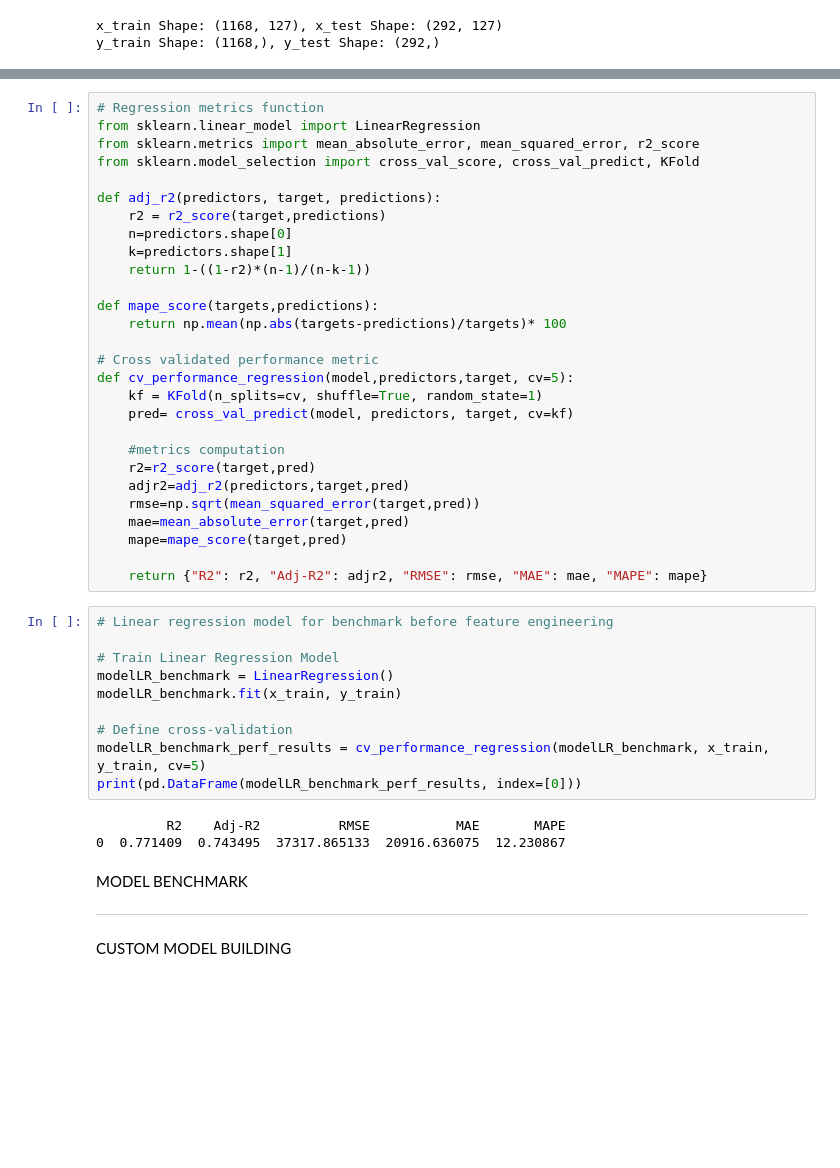
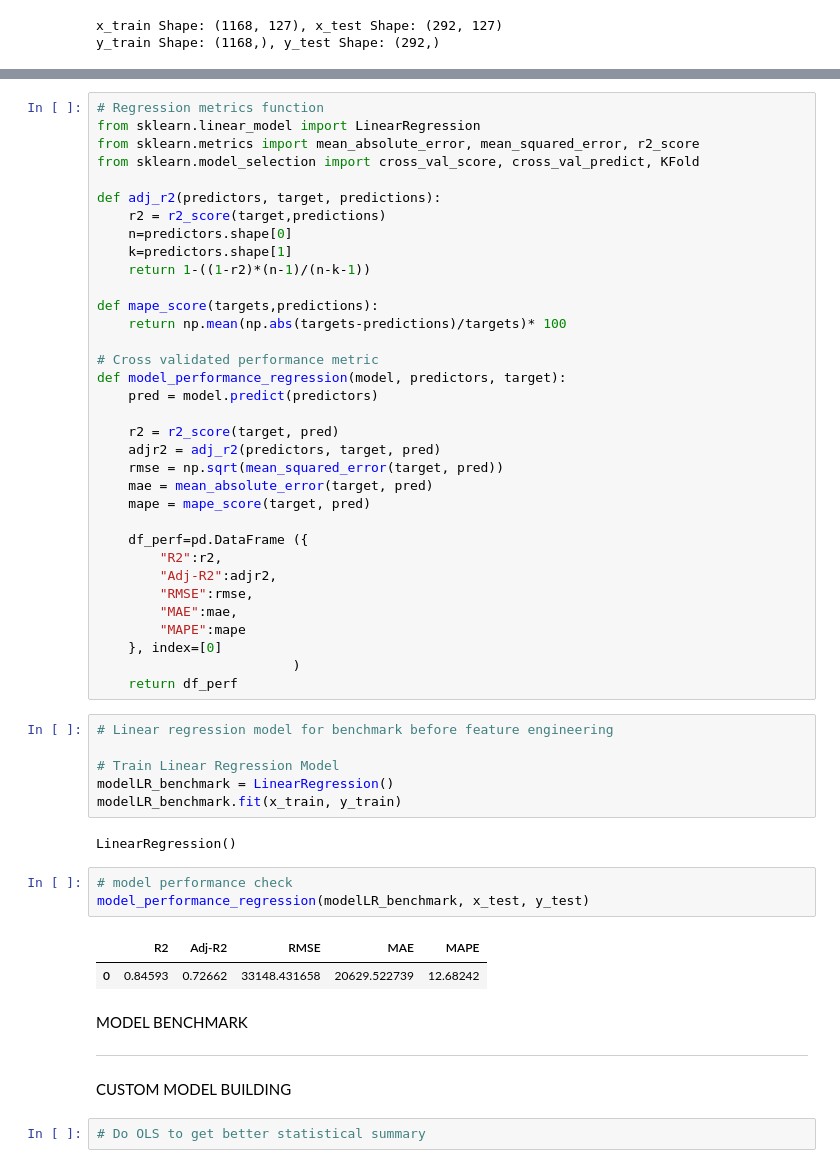
Before and after one commit to Alfredo2212/Kaggle-Data_Science, a Jupyter notebook: house-prices-advanced-regression-techniques.ipynb, the cells around one changed output, grey strips where cells are left out. Saved outputs shown, nothing was run; the diff lists cells and outputs as text; blank space fills up the shorter version.

Commit message:
Kaggle Notebook | house-prices-advanced-regression-techniques | Simplify LR Benchmark Model

```diff
--- a/house-prices-advanced-regression-techniques.ipynb
+++ b/house-prices-advanced-regression-techniques.ipynb
@@ -492,32 +492,41 @@ def mape_score(targets,predictions):
     return np.mean(np.abs(targets-predictions)/targets)* 100
 
 # Cross validated performance metric
-def cv_performance_regression(model,predictors,target, cv=5):
-    kf = KFold(n_splits=cv, shuffle=True, random_state=1)
-    pred= cross_val_predict(model, predictors, target, cv=kf)
+def model_performance_regression(model, predictors, target):
+    pred = model.predict(predictors)
 
-    #metrics computation
-    r2=r2_score(target,pred)
-    adjr2=adj_r2(predictors,target,pred)
-    rmse=np.sqrt(mean_squared_error(target,pred))
-    mae=mean_absolute_error(target,pred)
-    mape=mape_score(target,pred)
+    r2 = r2_score(target, pred)
+    adjr2 = adj_r2(predictors, target, pred)
+    rmse = np.sqrt(mean_squared_error(target, pred))
+    mae = mean_absolute_error(target, pred)
+    mape = mape_score(target, pred)
 
-    return {"R2": r2, "Adj-R2": adjr2, "RMSE": rmse, "MAE": mae, "MAPE": mape}
+    df_perf=pd.DataFrame ({
+        "R2":r2,
+        "Adj-R2":adjr2,
+        "RMSE":rmse,
+        "MAE":mae,
+        "MAPE":mape
+    }, index=[0]
+                         )
+    return df_perf
 # %%
 # Linear regression model for benchmark before feature engineering
 
 # Train Linear Regression Model
 modelLR_benchmark = LinearRegression()
 modelLR_benchmark.fit(x_train, y_train)
-
-# Define cross-validation
-modelLR_benchmark_perf_results = cv_performance_regression(modelLR_benchmark, x_train, y_train, cv=5)
-print(pd.DataFrame(modelLR_benchmark_perf_results, index=[0]))
 # %% [output]
-         R2    Adj-R2          RMSE           MAE       MAPE
-0  0.771409  0.743495  37317.865133  20916.636075  12.230867
+LinearRegression()
+# %%
+# model performance check
+model_performance_regression(modelLR_benchmark, x_test, y_test)
+# %% [output]
+|  | R2 | Adj-R2 | RMSE | MAE | MAPE |
+| 0 | 0.84593 | 0.72662 | 33148.431658 | 20629.522739 | 12.68242 |
 # %% [markdown]
 MODEL BENCHMARK
 _________________________________________________________________________________
 CUSTOM MODEL BUILDING
+# %%
+# Do OLS to get better statistical summary
```
Also changed, not shown: parts of 1 cell of this notebook.
